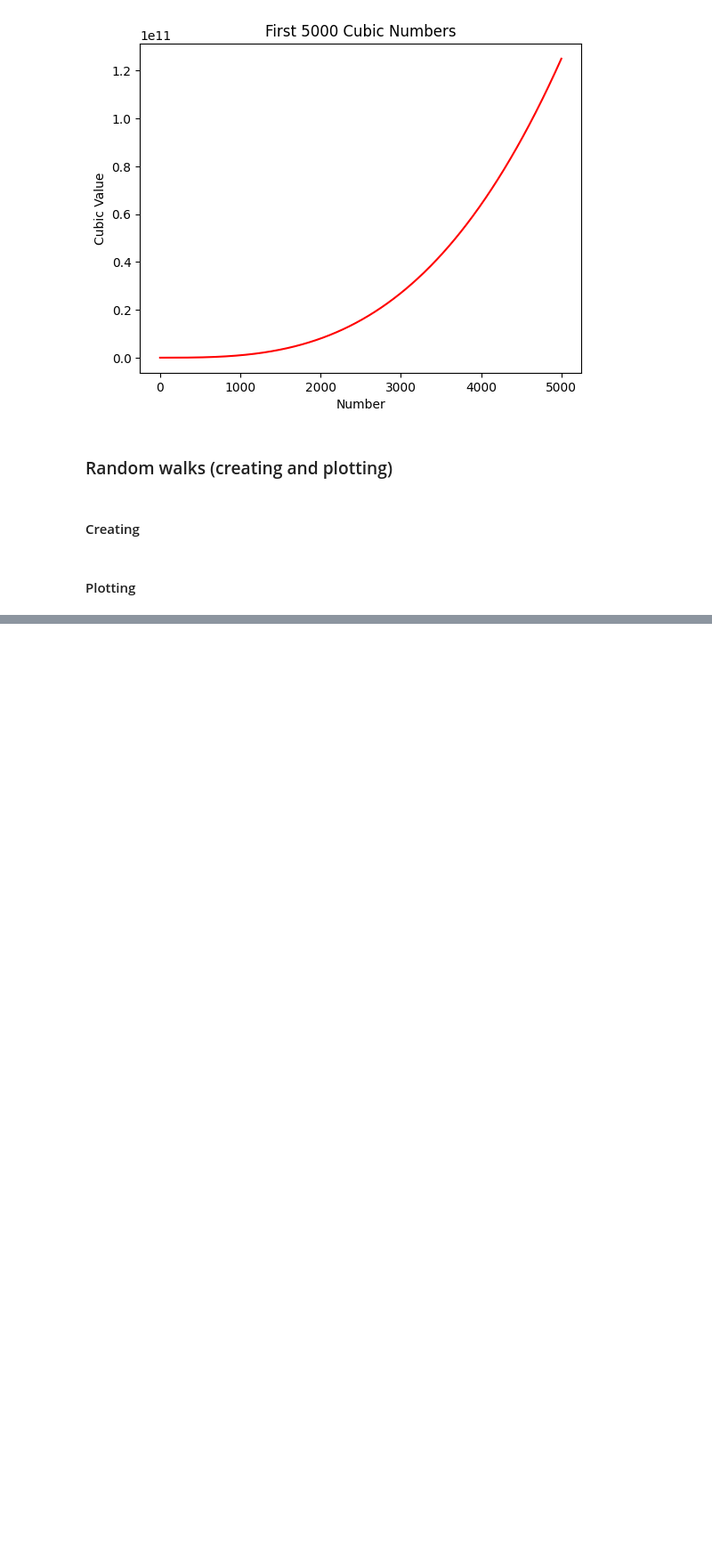
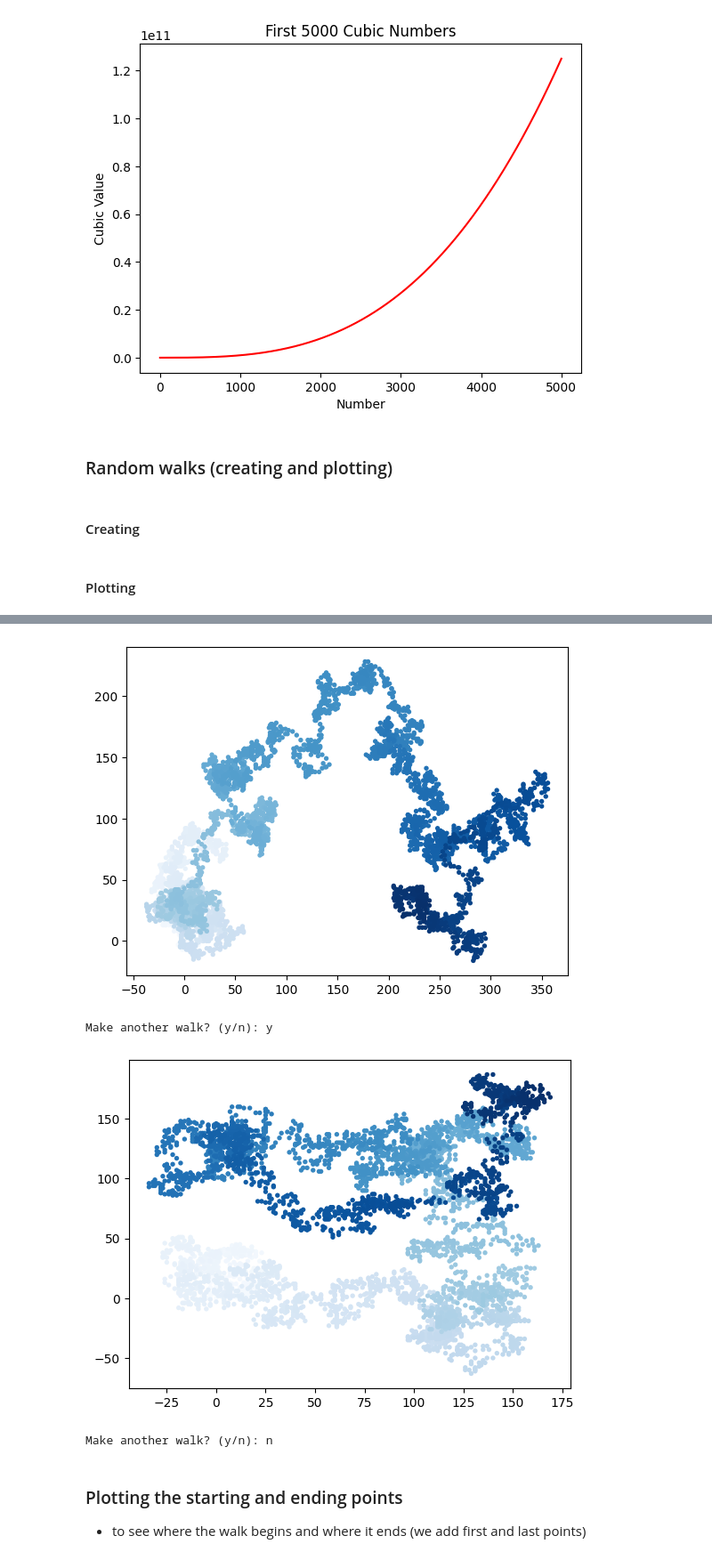
Before and after one commit to Kkhurana007/machine_learning_projects, a Jupyter notebook: Python_crash_course#9.ipynb, the cells around one changed output, grey strips where cells are left out. Shown at 89% size. Saved outputs shown, nothing was run; the diff lists cells and outputs as text; code cells hidden in the pictures; blank space fills up the shorter version.

```diff
--- a/Python_crash_course#9.ipynb
+++ b/Python_crash_course#9.ipynb
@@ -281,0 +286,23 @@ NameError: name 'y_direction' is not defined
+# %%
+while True:
+    rw = RandomWalk()
+    rw.fill_walk()
+
+    plt.style.use('fast')
+    fig, ax = plt.subplots()
+    point_numbers = range(rw.num_points)   # added here to style
+
+    ax.scatter(rw.x_values, rw.y_values, c= point_numbers, cmap= plt.cm.Blues, edgecolors= 'none', s=15)
+    plt.show()
+
+    keep_running = input("Make another walk? (y/n): ")
+    if keep_running == 'n':
+        break
+# %% [output]
+[figure, added]
+Make another walk? (y/n): y
+[figure, added]
+Make another walk? (y/n): n
+# %% [markdown]
+### Plotting the starting and ending points
+- to see where the walk begins and where it ends (we add first and last points)
```
Also changed, not shown: parts of 24 cells of this notebook.
